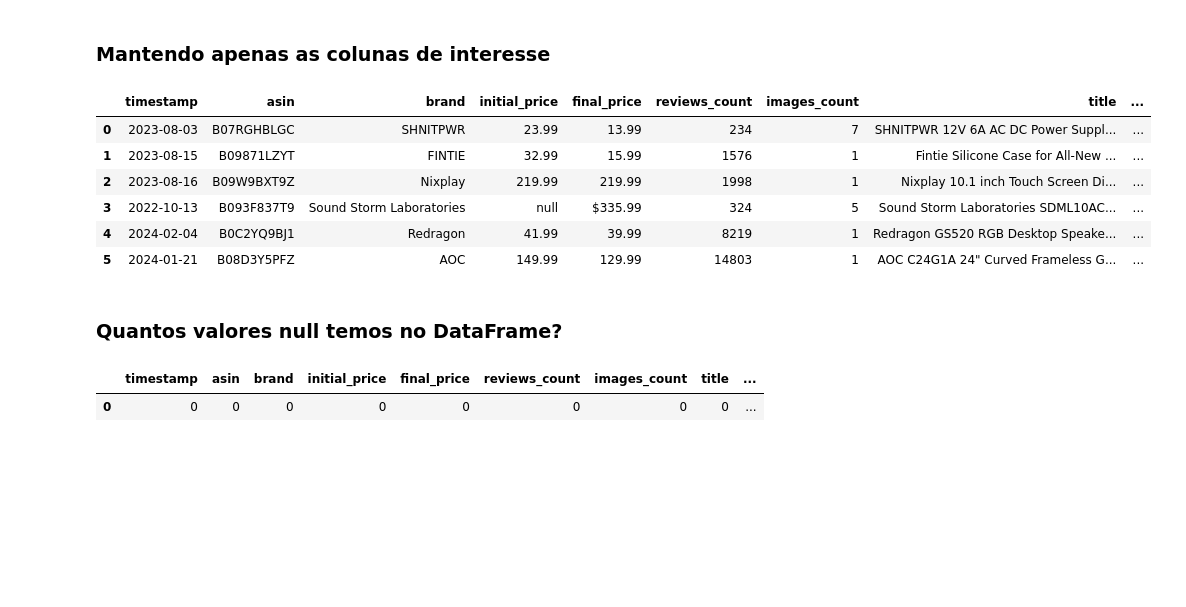
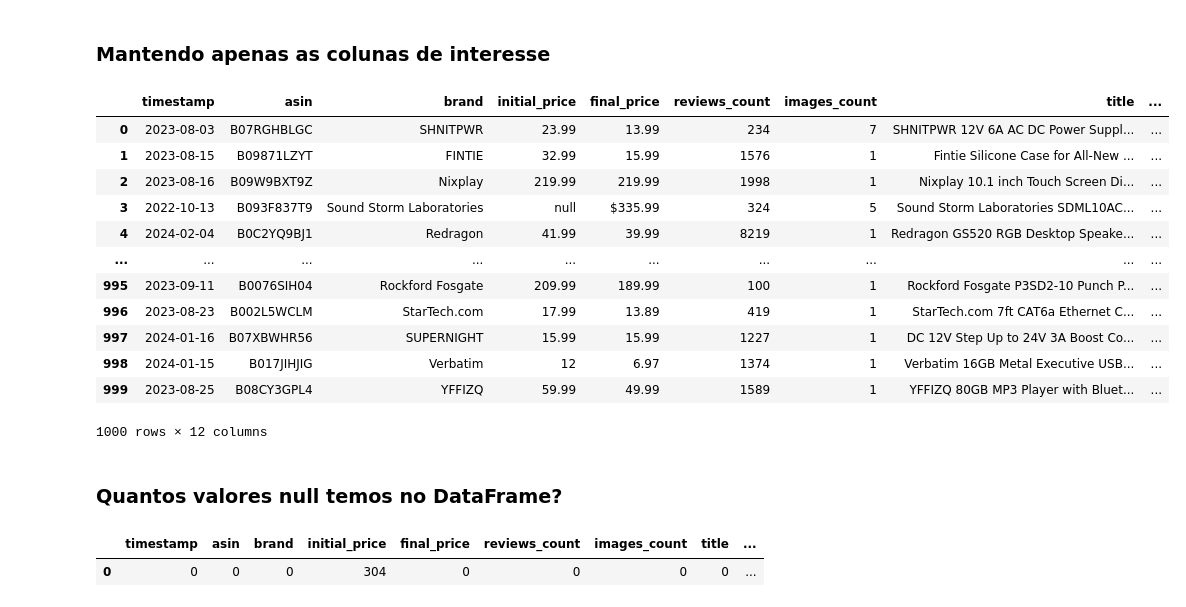
Before and after one commit to caioypaulino/Projet-BigData_Analytics_PySpark, a Jupyter notebook: big_data_analytics.ipynb, the cells around one changed output. Cells and saved outputs as stored; diff of their text form; code cells hidden in the pictures; blank space fills up the shorter version.

Commit message:
null count

```diff
--- a/big_data_analytics.ipynb
+++ b/big_data_analytics.ipynb
@@ -56,7 +56,7 @@ schema = StructType([
 ])
 # %%
 # Definindo o caminho do arquivo .csv
-file_path = 'C:\\GitHub\\Projet-BigData_Analytics_PySpark\\amazon_electronics.csv'
+file_path = '.\\amazon_electronics.csv'
 
 # Start timer
 start_time = time.time()
@@ -167,21 +167,27 @@ cols = ['timestamp', 'asin', 'brand', 'initial_price', 'final_price', 'reviews_c
 
 df = df.select(cols)
 # %%
-df.limit(6).toPandas()
+df.limit(1000).toPandas()
 # %% [output]
 |  | timestamp | asin | brand | initial_price | final_price | reviews_count | images_count | title | ... |
 | 0 | 2023-08-03 | B07RGHBLGC | SHNITPWR | 23.99 | 13.99 | 234 | 7 | SHNITPWR 12V 6A AC DC Power Suppl... | ... |
 | 1 | 2023-08-15 | B09871LZYT | FINTIE | 32.99 | 15.99 | 1576 | 1 | Fintie Silicone Case for All-New ... | ... |
 | 2 | 2023-08-16 | B09W9BXT9Z | Nixplay | 219.99 | 219.99 | 1998 | 1 | Nixplay 10.1 inch Touch Screen Di... | ... |
 | 3 | 2022-10-13 | B093F837T9 | Sound Storm Laboratories | null | $335.99 | 324 | 5 | Sound Storm Laboratories SDML10AC... | ... |
 | 4 | 2024-02-04 | B0C2YQ9BJ1 | Redragon | 41.99 | 39.99 | 8219 | 1 | Redragon GS520 RGB Desktop Speake... | ... |
-| 5 | 2024-01-21 | B08D3Y5PFZ | AOC | 149.99 | 129.99 | 14803 | 1 | AOC C24G1A 24" Curved Frameless G... | ... |
+| ... | ... | ... | ... | ... | ... | ... | ... | ... | ... |
+| 995 | 2023-09-11 | B0076SIH04 | Rockford Fosgate | 209.99 | 189.99 | 100 | 1 | Rockford Fosgate P3SD2-10 Punch P... | ... |
+| 996 | 2023-08-23 | B002L5WCLM | StarTech.com | 17.99 | 13.89 | 419 | 1 | StarTech.com 7ft CAT6a Ethernet C... | ... |
+| 997 | 2024-01-16 | B07XBWHR56 | SUPERNIGHT | 15.99 | 15.99 | 1227 | 1 | DC 12V Step Up to 24V 3A Boost Co... | ... |
+| 998 | 2024-01-15 | B017JIHJIG | Verbatim | 12 | 6.97 | 1374 | 1 | Verbatim 16GB Metal Executive USB... | ... |
+| 999 | 2023-08-25 | B08CY3GPL4 | YFFIZQ | 59.99 | 49.99 | 1589 | 1 | YFFIZQ 80GB MP3 Player with Bluet... | ... |
+1000 rows × 12 columns
 # %% [markdown]
 ### Quantos valores null temos no DataFrame?
-# %%
-null_counts = df.select([sum(col(column).isNull().cast("int")).alias(column) for column in df.columns])
-
-null_counts.toPandas()
-# %% [output]
-|  | timestamp | asin | brand | initial_price | final_price | reviews_count | images_count | title | ... |
-| 0 | 0 | 0 | 0 | 0 | 0 | 0 | 0 | 0 | ... |
+# %%
+null_counts = df.select([count(when(col(c).isNull() | col(c).isin('null','Null','NULL','NaN', 'NAN', ' ',''), c)).alias(c) for c in df.columns])
+
+null_counts.toPandas()
+# %% [output]
+|  | timestamp | asin | brand | initial_price | final_price | reviews_count | images_count | title | ... |
+| 0 | 0 | 0 | 0 | 304 | 0 | 0 | 0 | 0 | ... |
```
Also changed, not shown: parts of 2 cells of this notebook.
